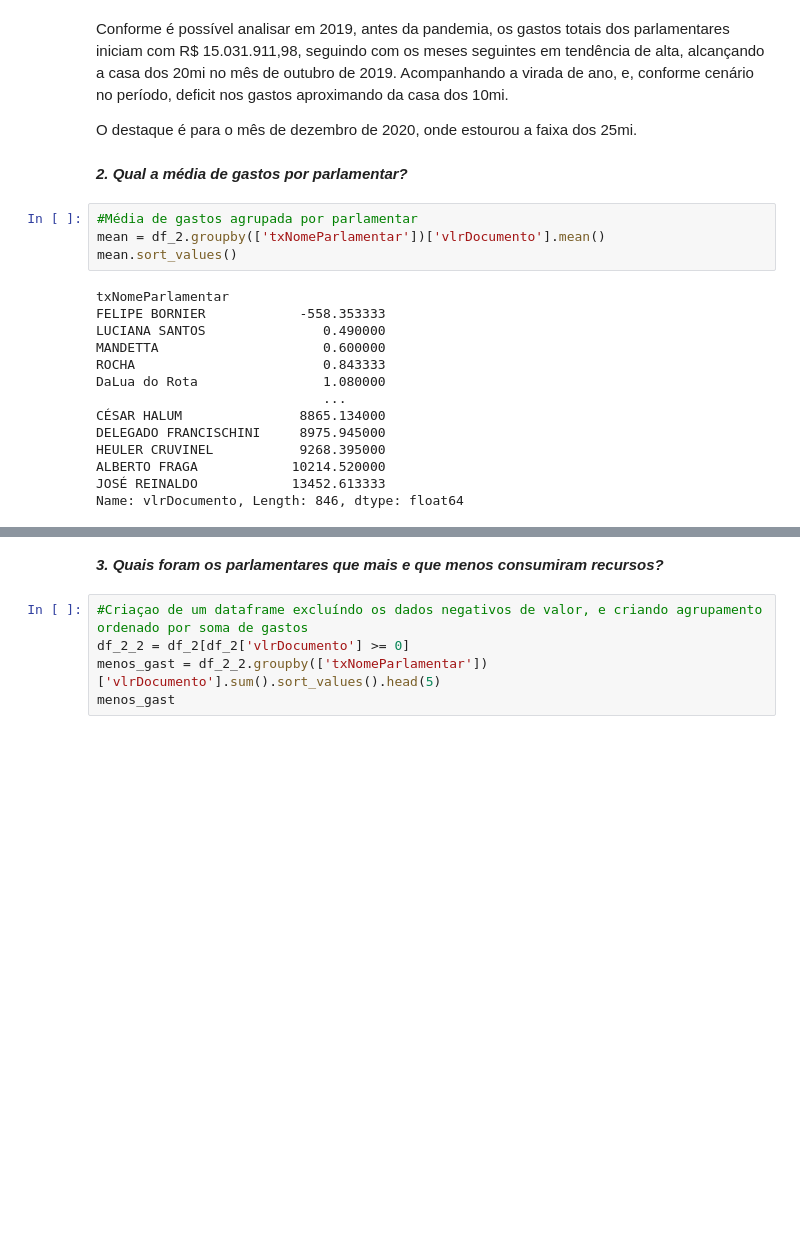
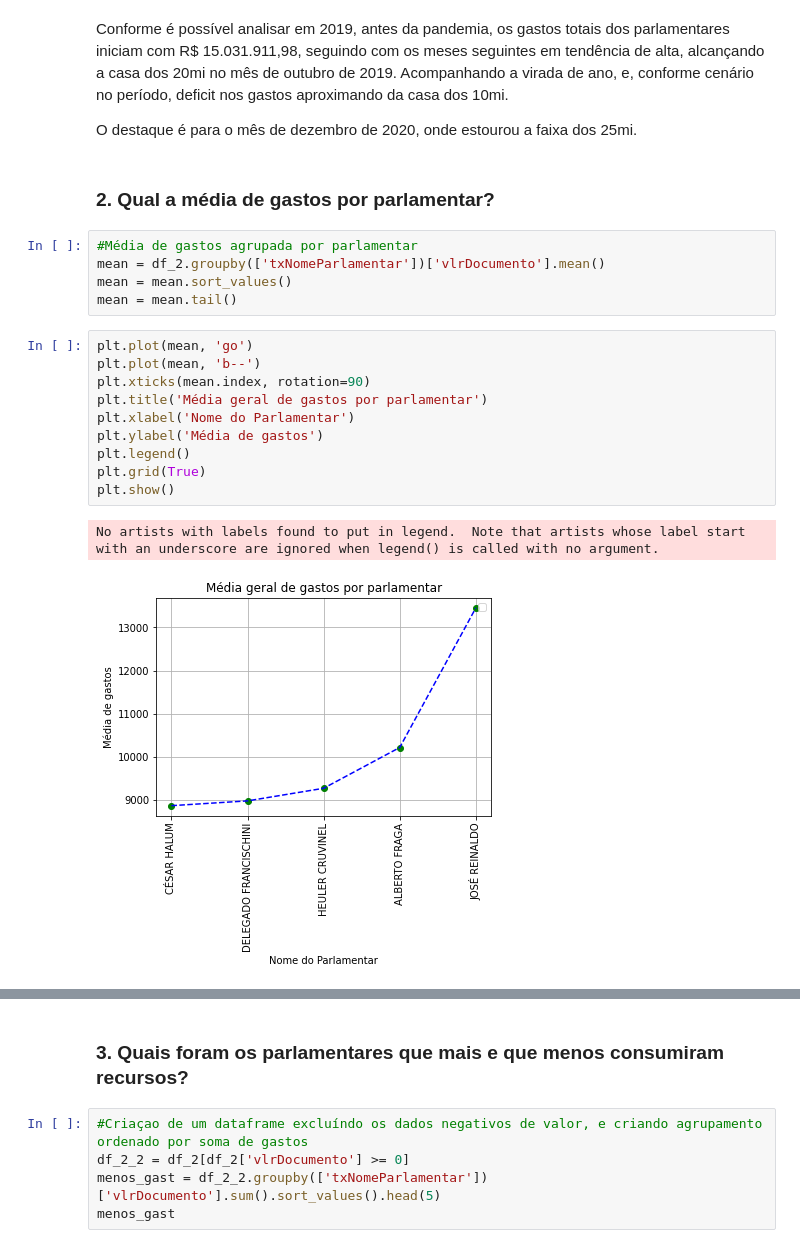
Before and after one commit to Sartorio12/Projeto_Modulo_5, a Jupyter notebook: notebook1.ipynb, the cells around one changed output, grey strips where cells are left out. Cells and saved outputs as stored; diff of their text form; blank space fills up the shorter version.

```diff
--- a/notebook1.ipynb
+++ b/notebook1.ipynb
@@ -479,30 +488,29 @@ Conforme é possível analisar em 2019, antes da pandemia, os gastos totais dos
 
 O destaque é para o mês de dezembro de 2020, onde estourou a faixa dos 25mi.
 # %% [markdown]
-***2. Qual a média de gastos por parlamentar?***
+### 2. Qual a média de gastos por parlamentar?
 # %%
 #Média de gastos agrupada por parlamentar
 mean = df_2.groupby(['txNomeParlamentar'])['vlrDocumento'].mean()
-mean.sort_values()
+mean = mean.sort_values()
+mean = mean.tail()
-# %% [output]
-txNomeParlamentar
-FELIPE BORNIER            -558.353333
-LUCIANA SANTOS               0.490000
-MANDETTA                     0.600000
-ROCHA                        0.843333
-DaLua do Rota                1.080000
-                             ...
-CÉSAR HALUM               8865.134000
-DELEGADO FRANCISCHINI     8975.945000
-HEULER CRUVINEL           9268.395000
-ALBERTO FRAGA            10214.520000
-JOSÉ REINALDO            13452.613333
-Name: vlrDocumento, Length: 846, dtype: float64
+# %%
+plt.plot(mean, 'go')
+plt.plot(mean, 'b--')
+plt.xticks(mean.index, rotation=90)
+plt.title('Média geral de gastos por parlamentar')
+plt.xlabel('Nome do Parlamentar')
+plt.ylabel('Média de gastos')
+plt.legend()
+plt.grid(True)
+plt.show()
+# %% [output]
+No artists with labels found to put in legend.  Note that artists whose label start with an underscore are ignored when legend() is called with no argument.
+[figure, added]
 # %% [markdown]
 O Deputado com a maior média de gastos no período foi José Reinaldo (PSDB - MA), com aproximadamente R$ 13 mil reais gastos por mês em cotas parlamentares, seguido por Alberto Fraga (DEM - DF), com uma média de R$ 10 mil gastos por mês no período analisado.
 # %% [markdown]
-***3. Quais foram os parlamentares que mais e que menos consumiram
-recursos?***
+### 3. Quais foram os parlamentares que mais e que menos consumiram recursos?
 # %%
 #Criaçao de um dataframe excluíndo os dados negativos de valor, e criando agrupamento ordenado por soma de gastos
 df_2_2 = df_2[df_2['vlrDocumento'] >= 0]
```
Also changed, not shown: parts of 18 cells of this notebook.
